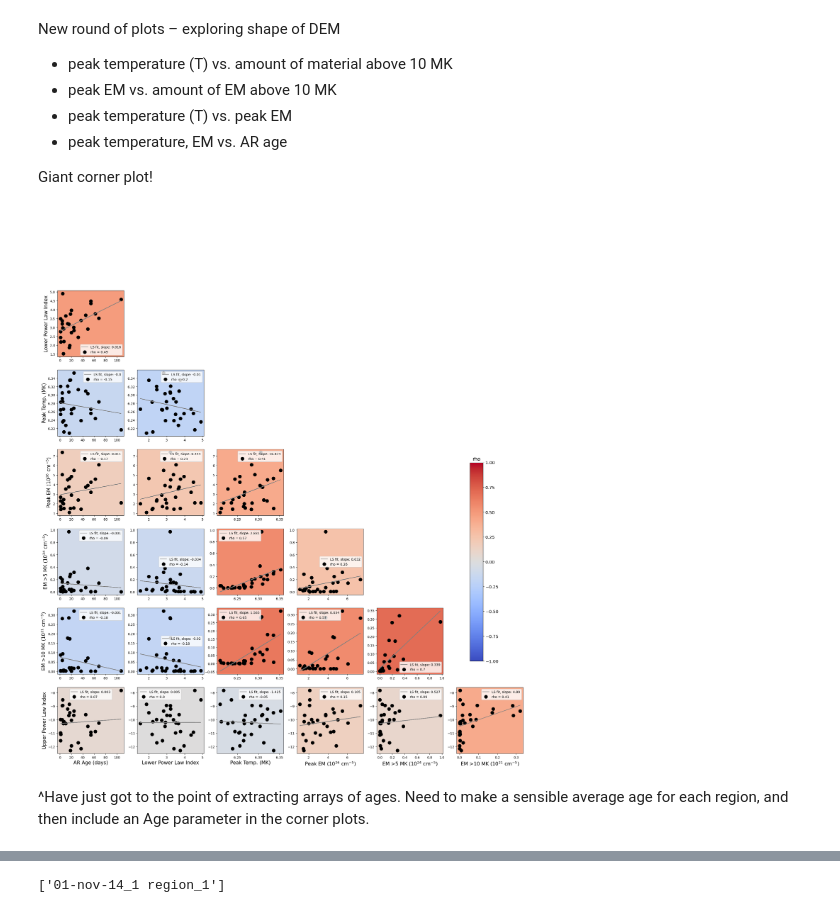
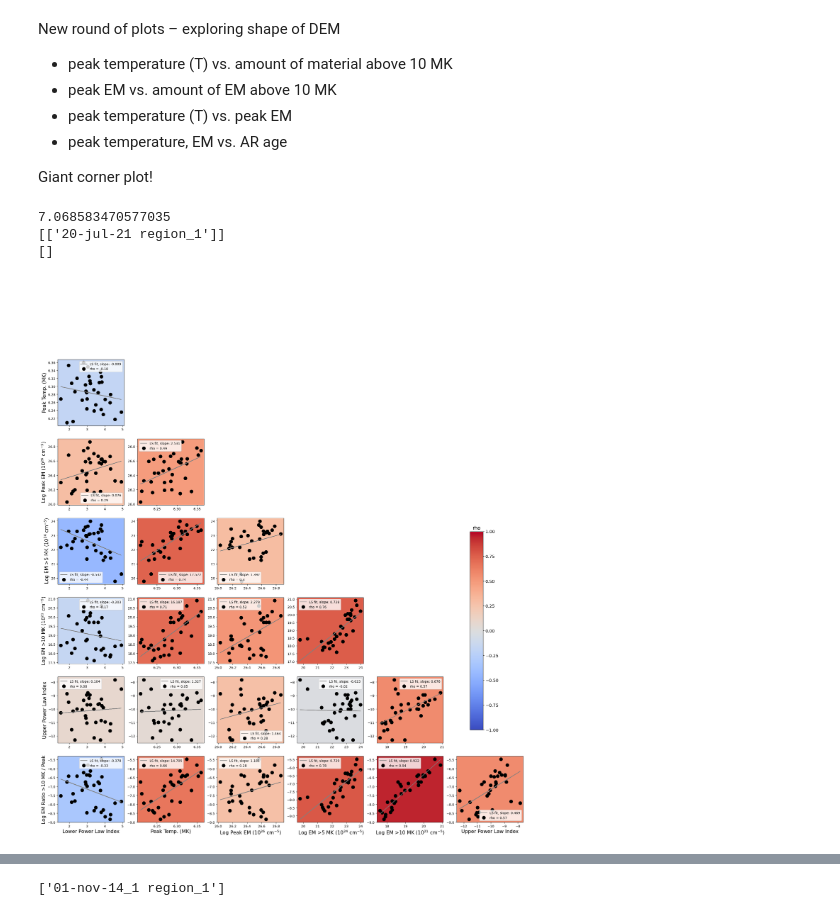
Before and after one commit to jessiemcd/do-dem, a Jupyter notebook: plots_from_saved_params.ipynb, the cells around one changed output, grey strips where cells are left out. Cells and saved outputs as stored; diff of their text form; code cells hidden in the pictures.

```diff
--- a/plots_from_saved_params.ipynb
+++ b/plots_from_saved_params.ipynb
@@ -562,9 +582,9 @@ for i in range(0, len(samesames)):
                 a10w12s.append(np.array(viz.get_DEM_params(files[3])[4]))
             if sumcon > 3:
                 #Get above 12.6 MK material needed for DEM with 15.8 MK upper bound
-                print(files[4])
-                print(viz.get_DEM_params(files[4]))
-                print(viz.get_DEM_params(files[4])[-1])
+                #print(files[4])
+                #print(viz.get_DEM_params(files[4]))
+                #print(viz.get_DEM_params(files[4])[-1])
                 a12w15s.append(np.array(viz.get_DEM_params(files[4])[-1]))
 
 
@@ -575,7 +595,7 @@ for i in range(0, len(samesames)):
 
 
 consorder = np.argsort(np.array(all_durs)[:,0])
-consorder[0:3] = [12, 18, 29]
+consorder[0:4] = [12, 18, 32, 31] #consorder[0:3] = [12, 18, 29]
 print('WARNING MANUAL EDIT OF CONSISTENCY ORDER FOR NICE PLOTTING!!!')
 
 above_material = [above_material[i] for i in consorder]
@@ -611,7 +648,7 @@ data = np.array(durs_order) #np.array(list(results.values()))
 data_cum = data.cumsum(axis=1)
 category_colors = plt.colormaps['rainbow']([0.15  , 0.3, 0.65, 0.8, 0.95 ])#[0.8  , 0.6, 0.4, 0.2, 0.05 ])
     #np.linspace(0.8, 0.15, data.shape[1]))
-category_names = ['5 MK', '7 MK', '10 MK', '12.6 MK', '15.8 MK']
+category_names = ['<5 MK', '<7 MK', '<10 MK', '<12.6 MK', '<15.8 MK']
 
 fig, axes = plt.subplots(1,2, figsize=(22, 9), tight_layout = {'pad': 1})
 
@@ -643,10 +680,10 @@ ax.legend(ncols=len(category_names), bbox_to_anchor=(0, 1),
 #ax.tick_params(axis='x', labelrotation=45, ha='right')
 ax.set_xticks(np.arange(len(labels), 0, -1))
 ax.set_xticklabels(labels, rotation=45, ha='right')
-ax.set_ylabel('Lowest consistent upper bound (% of duration)', fontsize=15)
-ax.set_yticks([])
+ax.set_ylabel('% of observed quiescent time', fontsize=15)
+ax.set_yticklabels([0, 20, 40, 60, 80, 100], fontsize=10)
 for i in ghost_ticks:
-    indi = np.arange(len(labels)-1, 0, -1)[i]
+    indi = np.arange(len(labels), 0, -1)[i]
     #print(i, indi)
     ax.get_xticklabels()[i].set_color('red')
 
@@ -752,5 +789,5 @@ ax.set_title('Average and range of integrated EM', fontsize=15, fontweight='bold
 print('')
 
 
-plt.savefig('new_consistency_new2.png', dpi=300)
+plt.savefig('new_consistency_ghostcorr.png', dpi=300)
 # %% [output]
@@ -826,7 +809,7 @@ with open('/Users/jmdunca2/do-dem/reference_files/samesames.pickle', 'rb') as f:
     data = pickle.load(f)
 
 samesames = data['same region lists']
-filelist, agelist = get_same_region_file_lists(samesames, all_targets, get_agelists=True, noxrt=True)
+filelist, agelist = get_same_region_file_lists(samesames, all_targets, get_agelists=True, noxrt=False)
 #print(agelist)
 
 
@@ -846,6 +829,7 @@ def make_cornerplot(filelist, agelist, title=''):
     area_m = np.pi*150**2
     #print(area_i, area_m)
     factor = area_m/area_i
+    print(factor)
     factor=1
 
 
@@ -854,6 +838,8 @@ def make_cornerplot(filelist, agelist, title=''):
     region_above7s=[]
     region_above5s=[]
     region_totaltime=[]
+
+    region_10overpeak=[]
 
     region_peakTs=[]
     region_peakEMs=[]
@@ -870,22 +856,25 @@ def make_cornerplot(filelist, agelist, title=''):
         above7s_ = []
         val5s = []
         above5s_ = []
+        vals2 = []
         totaltime = 0
         peakTs = []
         peakEM = []
         lowp = []
         upp = []
+        durs = []
         for f_ in gf:
             with open(f_, 'rb') as f:
                 data = pickle.load(f)
+            #print(f_)
             time = data['time_interval']
             dur = (time[1]-time[0]).to(u.s).value
-            above10s = data['above_10MK']
+            above10s = np.log10(data['above_10MK'])
             above7s = data['above_7MK']
-            above5s = data['above_5MK']
+            above5s = np.log10(data['above_5MK'])
             #print(data.keys())
             peakTs.append(data['max_temp'])
-            peakEM.append(data['max'])
+            peakEM.append(np.log10(data['max']))
             lowp.append(data['powerlaws2'][0][0])
             upp.append(data['powerlaws2'][1][0])
             above10s_.append(above10s[0])
@@ -895,15 +884,21 @@ def make_cornerplot(filelist, agelist, title=''):
             above5s_.append(above5s[0])
             val5s.append([dur*above5s[0]])
             totaltime+=dur
+            vals2.append([dur*data['above_10MK'][0]/data['max']])
+            durs.append(dur)
 
         #print('val comp: ', np.std(above10s_), np.sum(vals)/totaltime*factor, np.mean(above10s_))
         #print(len(vals))
 
         #print(totaltime)
         if vals:
+            #print(vals)
+            #print(vals2)
             region_above10s.append([np.sum(vals)/totaltime*factor, np.min(above10s_)*factor, np.max(above10s_)*factor])
             region_above7s.append([np.sum(val7s)/totaltime*factor, np.min(above7s_)*factor, np.max(above7s_)*factor])
             region_above5s.append([np.sum(val5s)/totaltime*factor, np.min(above5s_)*factor, np.max(above5s_)*factor])
+            region_10overpeak.append([np.sum(vals2)/totaltime, np.min(vals2)/durs[np.where(vals2 == np.min(vals2))[0][0]],
+                                                              np.max(vals2)/durs[np.where(vals2 == np.max(vals2))[0][0]]])
             region_totaltime.append(totaltime)
             region_peakTs.append(np.mean(peakTs))
             region_peakEMs.append(np.mean(peakEM))
@@ -913,13 +908,16 @@ def make_cornerplot(filelist, agelist, title=''):
             region_above10s.append([0, 0, 0])
             region_above7s.append([0, 0, 0])
             region_above5s.append([0, 0, 0])
+            region_10overpeak.append([0, 0, 0])
             region_totaltime.append(0)
             region_peakTs.append(0)
             region_peakEMs.append(0)
             region_lower.append(0)
             region_upper.append(0)
 
-    #print(samesames[np.where(np.array(region_above5s) > 0.5e24)[0][0]])
+
+    print([samesames[n] for n in np.where(np.array(region_10overpeak)[:,0] > 3e-6)[0]])
+    print([samesames[n] for n in np.where(np.array(region_above10s)[:,0] > 0.8e21)[0]])
     #for i in range(0, len(np.where(np.array(region_peakTs) < 1)[0])):
     #    print(samesames[np.where(np.array(region_peakTs) < 1)[0][i]])
 
@@ -927,30 +925,34 @@ def make_cornerplot(filelist, agelist, title=''):
 
     order = np.argsort(np.array(region_above10s)[:,0])
 
-    above10s_vals_inorder = np.array(region_above10s)[:,0][order]/1e21
+    above10s_vals_inorder = np.array(region_above10s)[:,0][order]#/1e21
     above7s_vals_inorder = np.array(region_above7s)[:,0][order]/1e23
-    above5s_vals_inorder = np.array(region_above5s)[:,0][order]/1e24
+    above5s_vals_inorder = np.array(region_above5s)[:,0][order]#/1e24
     peakTs_inorder = np.array(region_peakTs)[order]
-    peakEMs_inorder = np.array(region_peakEMs)[order]/1e26
+    peakEMs_inorder = np.array(region_peakEMs)[order]#/1e26
     lower_inorder = np.array(region_lower)[order]
     upper_inorder = np.array(region_upper)[order]
+    rat10overpeak_inorder = np.log10(np.array(region_10overpeak)[:,0][order])
 
     ages_inorder = np.array(ages)[order]
 
-    params=[ages_inorder,
+
+    params=[#ages_inorder,
             lower_inorder, peakTs_inorder, peakEMs_inorder,
             above5s_vals_inorder,
             #above7s_vals_inorder,
             above10s_vals_inorder,
-            upper_inorder]
+            upper_inorder,
+           rat10overpeak_inorder]
 
-    plabels=['AR Age (days)',
+    plabels=[#'AR Age (days)',
              'Lower Power Law Index', 'Peak Temp. (MK)',
-             r'Peak EM ($10^{26}$ '+(u.cm**(-5)).to_string('latex_inline')+')',
-             r'EM >5 MK ($10^{24}$ '+(u.cm**(-5)).to_string('latex_inline')+')',
+             r'Log Peak EM ($10^{26}$ '+(u.cm**(-5)).to_string('latex_inline')+')',
+             r' Log EM >5 MK ($10^{24}$ '+(u.cm**(-5)).to_string('latex_inline')+')',
              #r'EM >7 MK ($10^{23}$ '+(u.cm**(-5)).to_string('latex_inline')+')',
-             r'EM >10 MK ($10^{21}$ '+(u.cm**(-5)).to_string('latex_inline')+')',
-            'Upper Power Law Index']
+             r'Log EM >10 MK ($10^{21}$ '+(u.cm**(-5)).to_string('latex_inline')+')',
+            'Upper Power Law Index',
+            'Log EM Ratio >10 MK / Peak']
 
 
     fig, axes = plt.subplots(len(plabels), len(plabels), figsize=(30,30))
@@ -973,35 +975,36 @@ def make_cornerplot(filelist, agelist, title=''):
                 ax.errorbar(params[i], params[j],
                             #xerr=xerr,
                            linestyle='', marker='o', linewidth=3, markersize=10, color='black',
                             label='rho = '+str(rho), zorder=0)
 
 
                 #Fit option with y weights only
                 m, b = np.polyfit(params[i], params[j], 1)
                 fity = np.array(params[i])*m + b
                 ax.plot(params[i], fity, label='LS fit, slope: '+str(round(m,3)), color='grey')
                 if i==0:
                     ax.set_ylabel(plabels[j], fontsize=15)
                 if j==len(plabels)-1:
                     ax.set_xlabel(plabels[i], fontsize=15)
 
                 ax.legend()
 
             else:
                 ax.set_axis_off()
 
             if [i, j] == [len(plabels)-2,len(plabels)-3]:
                 cbar = fig.colorbar(cm.ScalarMappable(norm=norm, cmap=cmap), ax=ax, fraction=0.8, shrink=3, aspect=15)
                 cbar.ax.tick_params(labelsize=13)
                 cbar.ax.set_title('rho', fontsize=15)
 
 
 
-    plt.savefig('makeshift_corner_5_10only_'+title+'.png', dpi=300)
+    plt.savefig('makeshift_corner_5_10only_logEM_'+title+'.png', dpi=300)
 
 
-make_cornerplot(filelist, agelist, title='noxrt_new2')
+make_cornerplot(filelist, agelist, title='ghostcorr')
 # %% [output]
+7.068583470577035
+[['20-jul-21 region_1']]
+[]
-[figure, old version]
+[figure, new version]
-# %% [markdown]
-^Have just got to the point of extracting arrays of ages. Need to make a sensible average age for each region, and then include an Age parameter in the corner plots.
```
Also changed, not shown: parts of 18 cells of this notebook, 2 other files.
